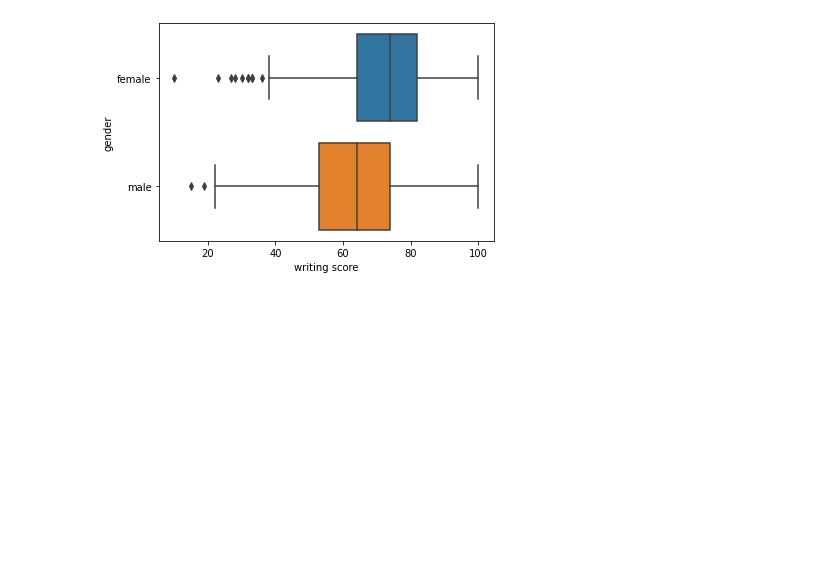
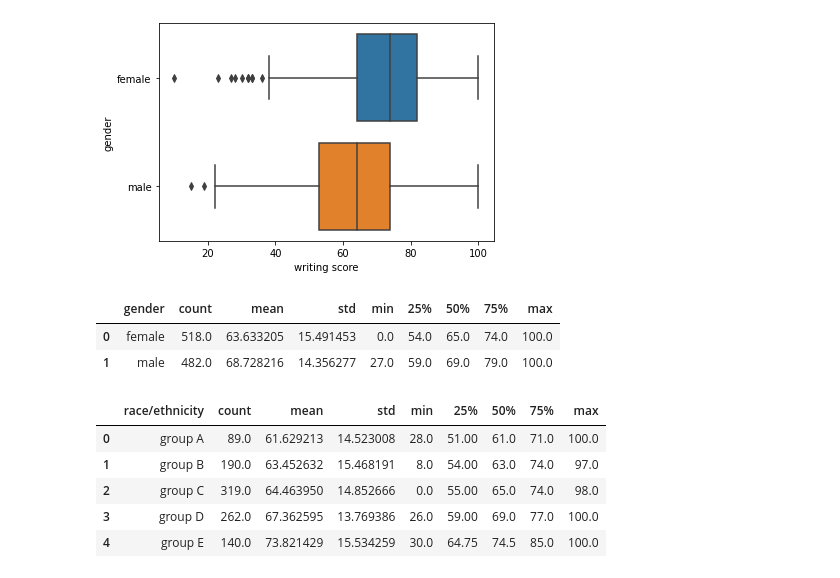
Before and after one commit to JardelSilva-86/Python-para-An-lise-de-Dados, a Jupyter notebook: Projeto_Educação.ipynb, the cells around one changed output. Cells and saved outputs as stored; diff of their text form; code cells hidden in the pictures; blank space fills up the shorter version.

```diff
--- a/Projeto_Educação.ipynb
+++ b/Projeto_Educação.ipynb
@@ -139,3 +139,18 @@ sns.boxplot( data=base_dados, x='reading score', y='gender' );
 sns.boxplot( data=base_dados, x='writing score', y='gender' );
 # %% [output]
 [figure]
+# %%
+base_dados.groupby( by=['gender'] ).describe()['math score'].reset_index()
+# %% [output]
+|  | gender | count | mean | std | min | 25% | 50% | 75% | max |
+| 0 | female | 518.0 | 63.633205 | 15.491453 | 0.0 | 54.0 | 65.0 | 74.0 | 100.0 |
+| 1 | male | 482.0 | 68.728216 | 14.356277 | 27.0 | 59.0 | 69.0 | 79.0 | 100.0 |
+# %%
+base_dados.groupby( by=['race/ethnicity'] ).describe()['math score'].reset_index()
+# %% [output]
+|  | race/ethnicity | count | mean | std | min | 25% | 50% | 75% | max |
+| 0 | group A | 89.0 | 61.629213 | 14.523008 | 28.0 | 51.00 | 61.0 | 71.0 | 100.0 |
+| 1 | group B | 190.0 | 63.452632 | 15.468191 | 8.0 | 54.00 | 63.0 | 74.0 | 97.0 |
+| 2 | group C | 319.0 | 64.463950 | 14.852666 | 0.0 | 55.00 | 65.0 | 74.0 | 98.0 |
+| 3 | group D | 262.0 | 67.362595 | 13.769386 | 26.0 | 59.00 | 69.0 | 77.0 | 100.0 |
+| 4 | group E | 140.0 | 73.821429 | 15.534259 | 30.0 | 64.75 | 74.5 | 85.0 | 100.0 |
```
Also changed, not shown: parts of 3 cells of this notebook.
